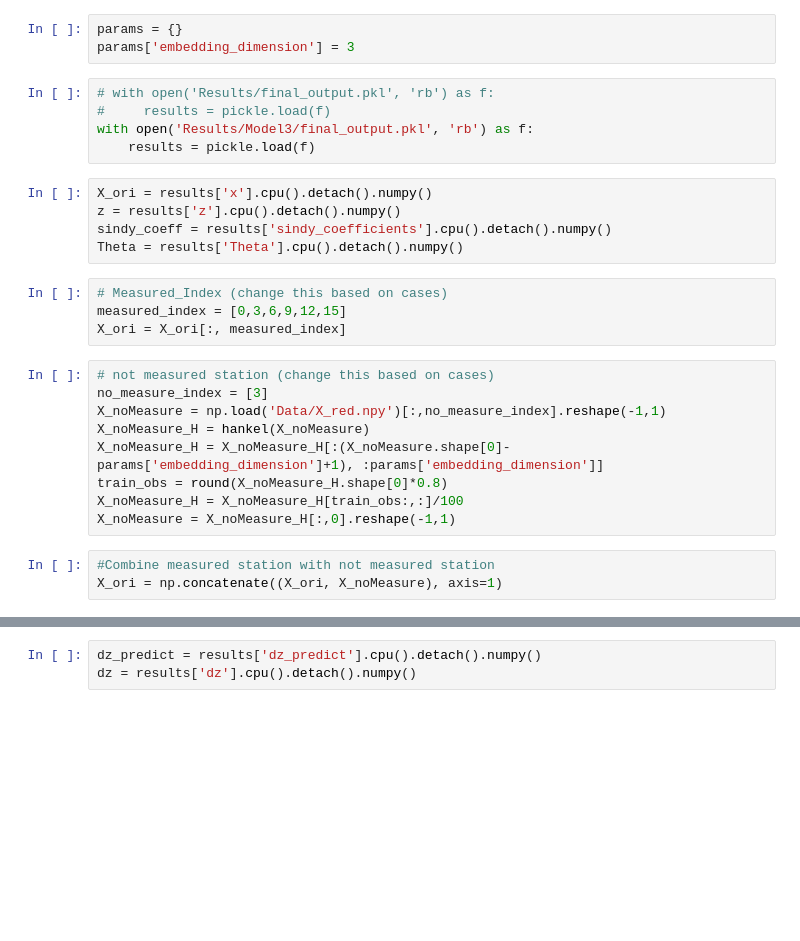
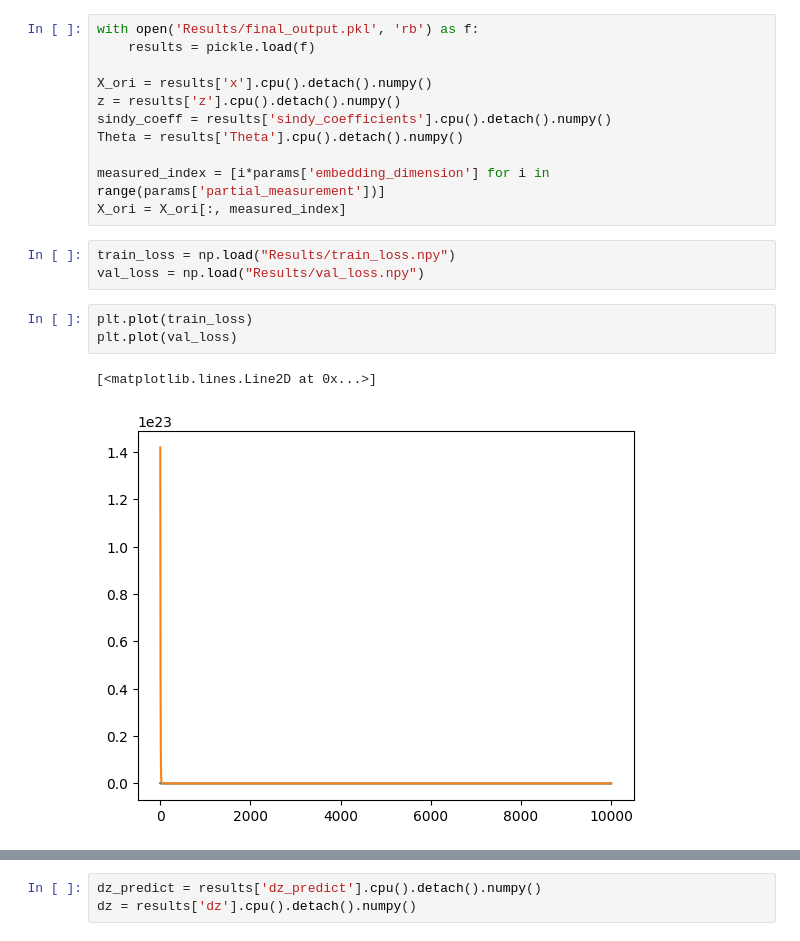
Before and after one commit to wzh96/Traffic_Network_Flow_Dynamics, a Jupyter notebook: Result_visualization.ipynb, the cells around one changed output, grey strips where cells are left out. Saved outputs shown, nothing was run; the diff lists cells and outputs as text; blank space fills up the shorter version.

```diff
--- a/Result_visualization.ipynb
+++ b/Result_visualization.ipynb
@@ -6,32 +11,23 @@ from scipy.linalg import hankel
-# %%
-params = {}
-params['embedding_dimension'] = 3
-# %%
-# with open('Results/final_output.pkl', 'rb') as f:
-#     results = pickle.load(f)
-with open('Results/Model3/final_output.pkl', 'rb') as f:
-    results = pickle.load(f)
 # %%
+with open('Results/final_output.pkl', 'rb') as f:
+    results = pickle.load(f)
+
 X_ori = results['x'].cpu().detach().numpy()
 z = results['z'].cpu().detach().numpy()
 sindy_coeff = results['sindy_coefficients'].cpu().detach().numpy()
 Theta = results['Theta'].cpu().detach().numpy()
+
+measured_index = [i*params['embedding_dimension'] for i in range(params['partial_measurement'])]
+X_ori = X_ori[:, measured_index]
-# %%
-# Measured_Index (change this based on cases)
-measured_index = [0,3,6,9,12,15]
-X_ori = X_ori[:, measured_index]
-# %%
-# not measured station (change this based on cases)
-no_measure_index = [3]
-X_noMeasure = np.load('Data/X_red.npy')[:,no_measure_index].reshape(-1,1)
-X_noMeasure_H = hankel(X_noMeasure)
-X_noMeasure_H = X_noMeasure_H[:(X_noMeasure.shape[0]-params['embedding_dimension']+1), :params['embedding_dimension']]
-train_obs = round(X_noMeasure_H.shape[0]*0.8)
-X_noMeasure_H = X_noMeasure_H[train_obs:,:]/100
-X_noMeasure = X_noMeasure_H[:,0].reshape(-1,1)
-# %%
-#Combine measured station with not measured station
-X_ori = np.concatenate((X_ori, X_noMeasure), axis=1)
+# %%
+train_loss = np.load("Results/train_loss.npy")
+val_loss = np.load("Results/val_loss.npy")
+# %%
+plt.plot(train_loss)
+plt.plot(val_loss)
+# %% [output]
+[<matplotlib.lines.Line2D at 0x...>]
+[figure, added]
 # %%
 # Create a figure with 5 subplots (one for each column)
 fig, axs = plt.subplots(nrows=X_ori.shape[1], ncols=1, figsize=(10, 20))
```
Also changed, not shown: parts of 6 cells of this notebook, 22 other files.
